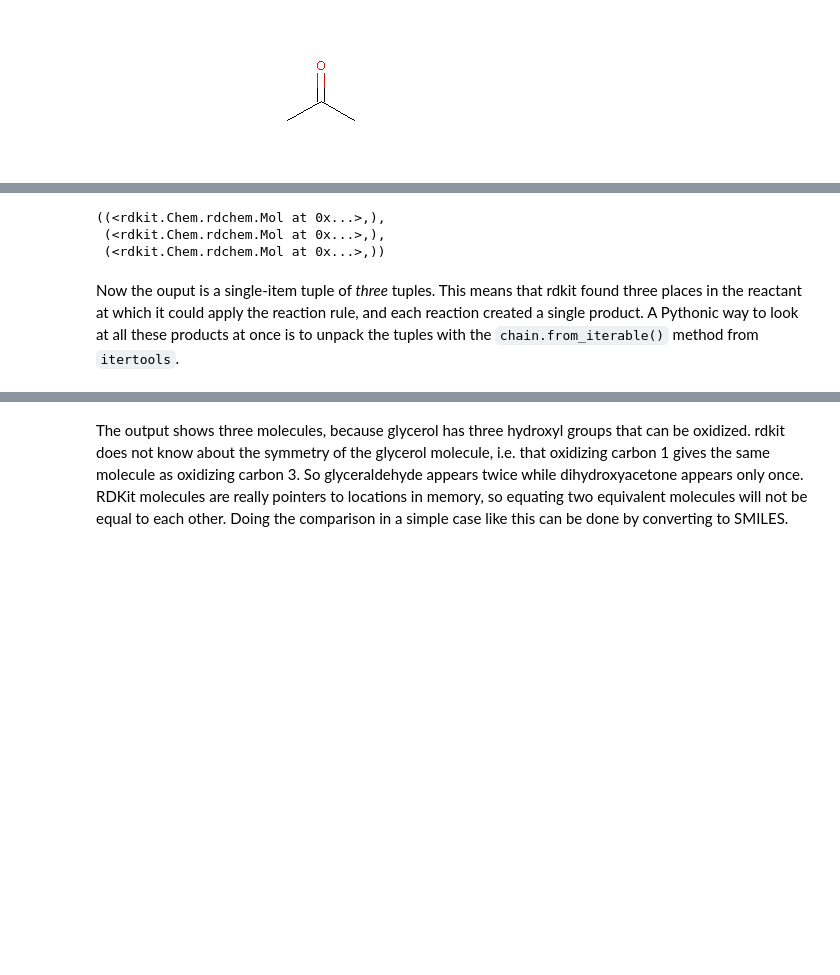
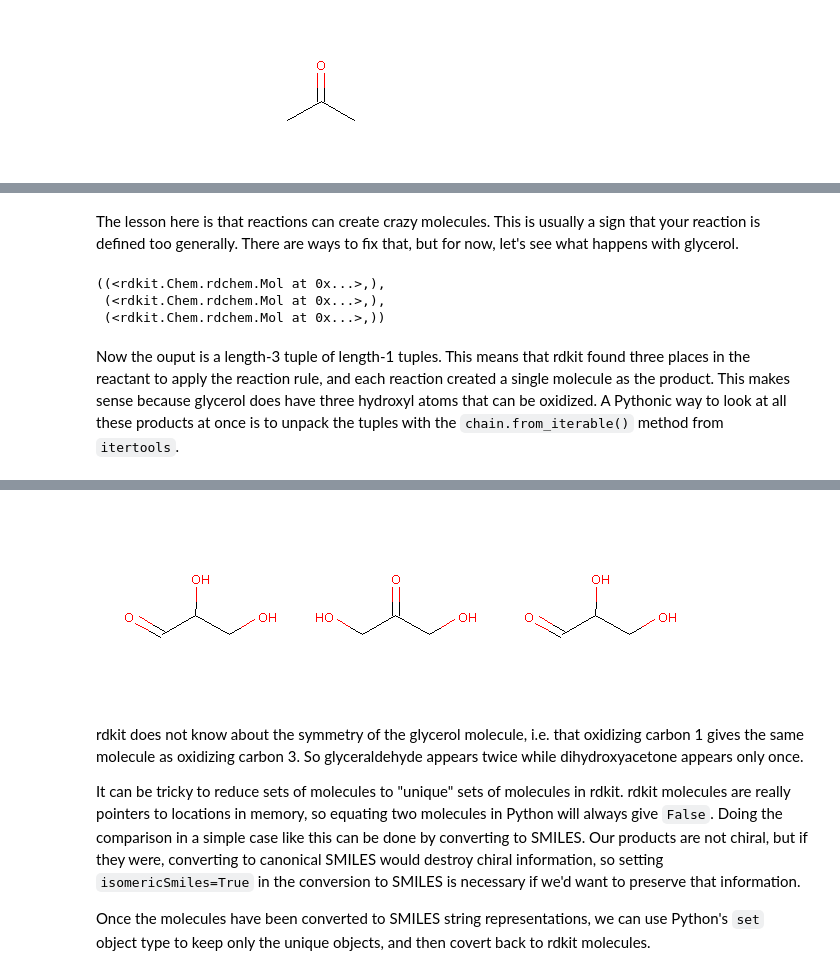
Before and after one commit to rdkit/rdkit-tutorials, a Jupyter notebook: notebooks/003_SMARTS_ReactionsExamples.ipynb, the cells around one changed output, grey strips where cells are left out. Cells and saved outputs as stored; diff of their text form; code cells hidden in the pictures; blank space fills up the shorter version.

```diff
--- a/notebooks/003_SMARTS_ReactionsExamples.ipynb
+++ b/notebooks/003_SMARTS_ReactionsExamples.ipynb
@@ -119,3 +158,5 @@ Continuing on, let's see what happens with glycerol.
+# %% [markdown]
+The lesson here is that reactions can create crazy molecules.  This is usually a sign that your reaction is defined too generally.  There are ways to fix that, but for now, let's see what happens with glycerol.
 # %%
 rxn_1.RunReactants((glycerol, ))
 # %% [output]
@@ -123,8 +164,9 @@ rxn_1.RunReactants((glycerol, ))
  (<rdkit.Chem.rdchem.Mol at 0x...>,),
  (<rdkit.Chem.rdchem.Mol at 0x...>,))
 # %% [markdown]
-Now the ouput is a single-item tuple of _three_ tuples.  This means that rdkit found three places in the reactant at which it could apply the reaction rule, and each reaction created a single product.  A Pythonic way to look at all these products at once is to unpack the tuples with the `chain.from_iterable()` method from `itertools`.
+Now the ouput is a length-3 tuple of length-1 tuples.  This means that rdkit found three places in the reactant to apply the reaction rule, and each reaction created a single molecule as the product.  This makes sense because glycerol does have three hydroxyl atoms that can be oxidized.  A Pythonic way to look at all these products at once is to unpack the tuples with the `chain.from_iterable()` method from `itertools`.
 # %%
-glycerol_products = rxn_1.RunReactants((glycerol, ))
-Draw.MolsToGridImage(list(chain.from_iterable(glycerol_products)))
+glycerol_products = list(chain.from_iterable(rxn_1.RunReactants((glycerol, ))))
+[Chem.SanitizeMol(mol) for mol in glycerol_products]
+Draw.MolsToGridImage(glycerol_products)
 # %% [output]
@@ -132,3 +173,8 @@ Draw.MolsToGridImage(list(chain.from_iterable(glycerol_products)))
+[figure, added]
 # %% [markdown]
-The output shows three molecules, because glycerol has three hydroxyl groups that can be oxidized.  rdkit does not know about the symmetry of the glycerol molecule, i.e. that oxidizing carbon 1 gives the same molecule as oxidizing carbon 3. So glyceraldehyde appears twice while dihydroxyacetone appears only once.  RDKit molecules are really pointers to locations in memory, so equating two equivalent molecules will not be equal to each other.  Doing the comparison in a simple case like this can be done by converting to SMILES.
+rdkit does not know about the symmetry of the glycerol molecule, i.e. that oxidizing carbon 1 gives the same molecule as oxidizing carbon 3. So glyceraldehyde appears twice while dihydroxyacetone appears only once.
+
+It can be tricky to reduce sets of molecules to "unique" sets of molecules in rdkit.  rdkit molecules are really pointers to locations in memory, so equating two molecules in Python will always give `False`.  Doing the comparison in a simple case like this can be done by converting to SMILES.  Our products are not chiral, but if they were, converting to canonical SMILES would destroy chiral information, so setting `isomericSmiles=True` in the conversion to SMILES is necessary if we'd want to preserve that information.
+
+Once the molecules have been converted to SMILES string representations, we can use Python's `set` object type to keep only the unique objects, and then covert back to rdkit molecules.
 # %%
```
Also changed, not shown: parts of 39 cells of this notebook.
